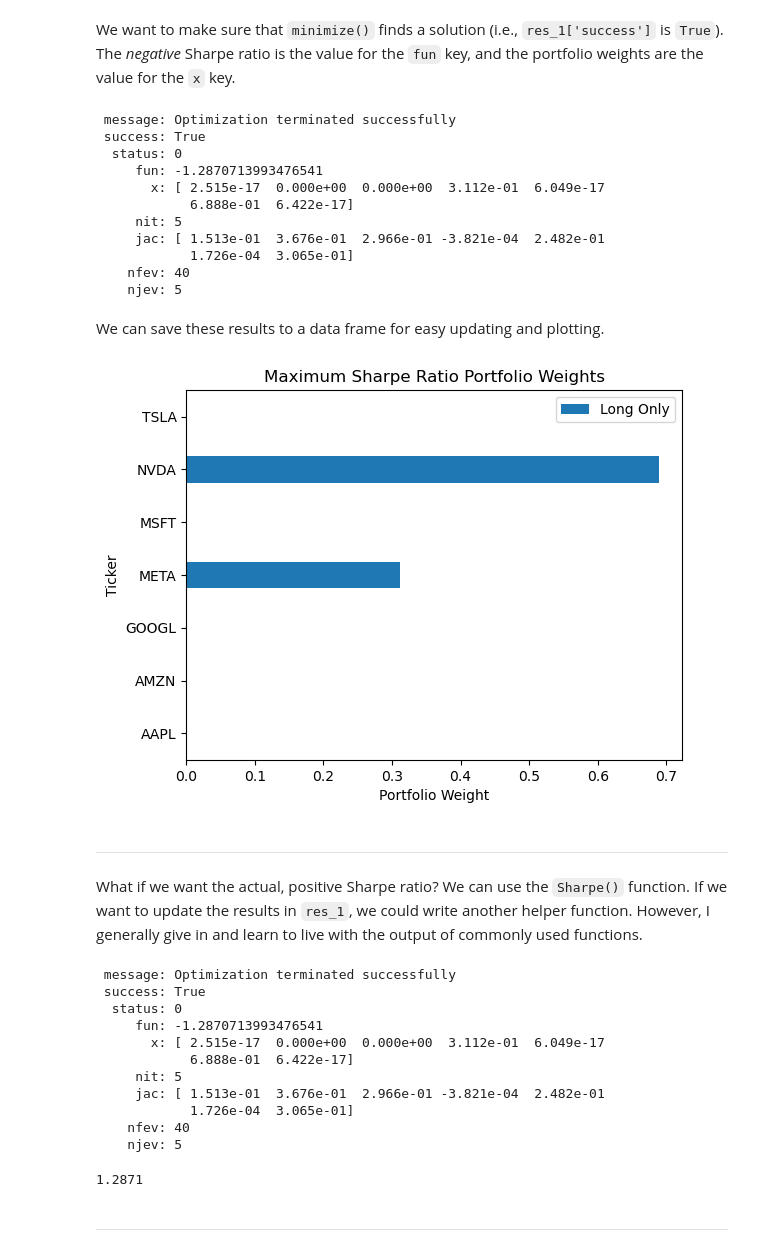
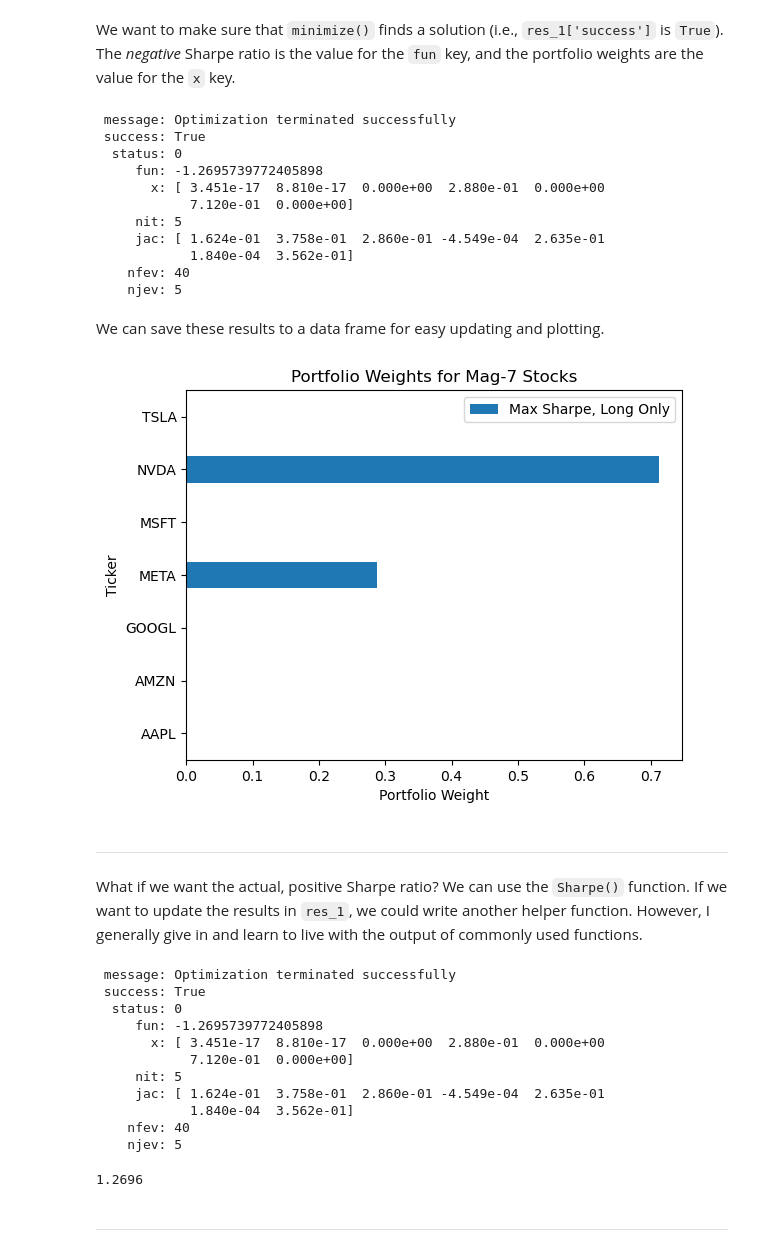
Before and after one commit to richard-herron/fina-6333-2025-spring, a Jupyter notebook: Notebooks/herron_04_practice_02.ipynb, the cells around one changed output. Drawn from its saved outputs; the diff is of its cells as text; code cells hidden in the pictures.

```diff
--- a/Notebooks/herron_04_practice_02.ipynb
+++ b/Notebooks/herron_04_practice_02.ipynb
@@ -99,7 +99,7 @@ We can store our `minimize()` results in `res_X` and increment `X` for each of t
 # %%
 res_1 = sco.minimize(
     fun=Sharpe_neg,
-    x0=equal_weights(Sigma_excess.shape[0]),
+    x0=equal_weights(Sigma_excess.shape[1]),
     args=(Sigma_excess, mu_excess),
     bounds=[(0, 1) for _ in range(7)],
     constraints=(
@@ -115,28 +115,28 @@ res_1
  message: Optimization terminated successfully
  success: True
   status: 0
-     fun: -1.2870713993476541
-       x: [ 2.515e-17  0.000e+00  0.000e+00  3.112e-01  6.049e-17
-            6.888e-01  6.422e-17]
+     fun: -1.2695739772405898
+       x: [ 3.451e-17  8.810e-17  0.000e+00  2.880e-01  0.000e+00
+            7.120e-01  0.000e+00]
      nit: 5
-     jac: [ 1.513e-01  3.676e-01  2.966e-01 -3.821e-04  2.482e-01
-            1.726e-04  3.065e-01]
+     jac: [ 1.624e-01  3.758e-01  2.860e-01 -4.549e-04  2.635e-01
+            1.840e-04  3.562e-01]
     nfev: 40
     njev: 5
 # %% [markdown]
 We can save these results to a data frame for easy updating and plotting.
 # %%
 res_df = pd.DataFrame(
-    data={'Long Only': res_1['x']},
+    data={'Max Sharpe, Long Only': res_1['x']},
     index=Sigma_excess.columns
 )
 # %%
 res_df.plot(kind='barh')
-plt.title('Maximum Sharpe Ratio Portfolio Weights')
+plt.title('Portfolio Weights for Mag-7 Stocks')
 plt.xlabel('Portfolio Weight')
 plt.show()
 # %% [output]
-[figure, old version]
+[figure, new version]
 # %% [markdown]
 ---
 
@@ -150,18 +150,18 @@ res_1
  message: Optimization terminated successfully
  success: True
   status: 0
-     fun: -1.2870713993476541
-       x: [ 2.515e-17  0.000e+00  0.000e+00  3.112e-01  6.049e-17
-            6.888e-01  6.422e-17]
+     fun: -1.2695739772405898
+       x: [ 3.451e-17  8.810e-17  0.000e+00  2.880e-01  0.000e+00
+            7.120e-01  0.000e+00]
      nit: 5
-     jac: [ 1.513e-01  3.676e-01  2.966e-01 -3.821e-04  2.482e-01
-            1.726e-04  3.065e-01]
+     jac: [ 1.624e-01  3.758e-01  2.860e-01 -4.549e-04  2.635e-01
+            1.840e-04  3.562e-01]
     nfev: 40
     njev: 5
 # %%
 Sharpe(w=res_1['x'], Sigma_excess=Sigma_excess, mu_excess=mu_excess)
 # %% [output]
-1.2871
+1.2696
 # %% [markdown]
 ---
 # %% [markdown]
```
Also changed, not shown: parts of 55 cells of this notebook, 5 other files.
